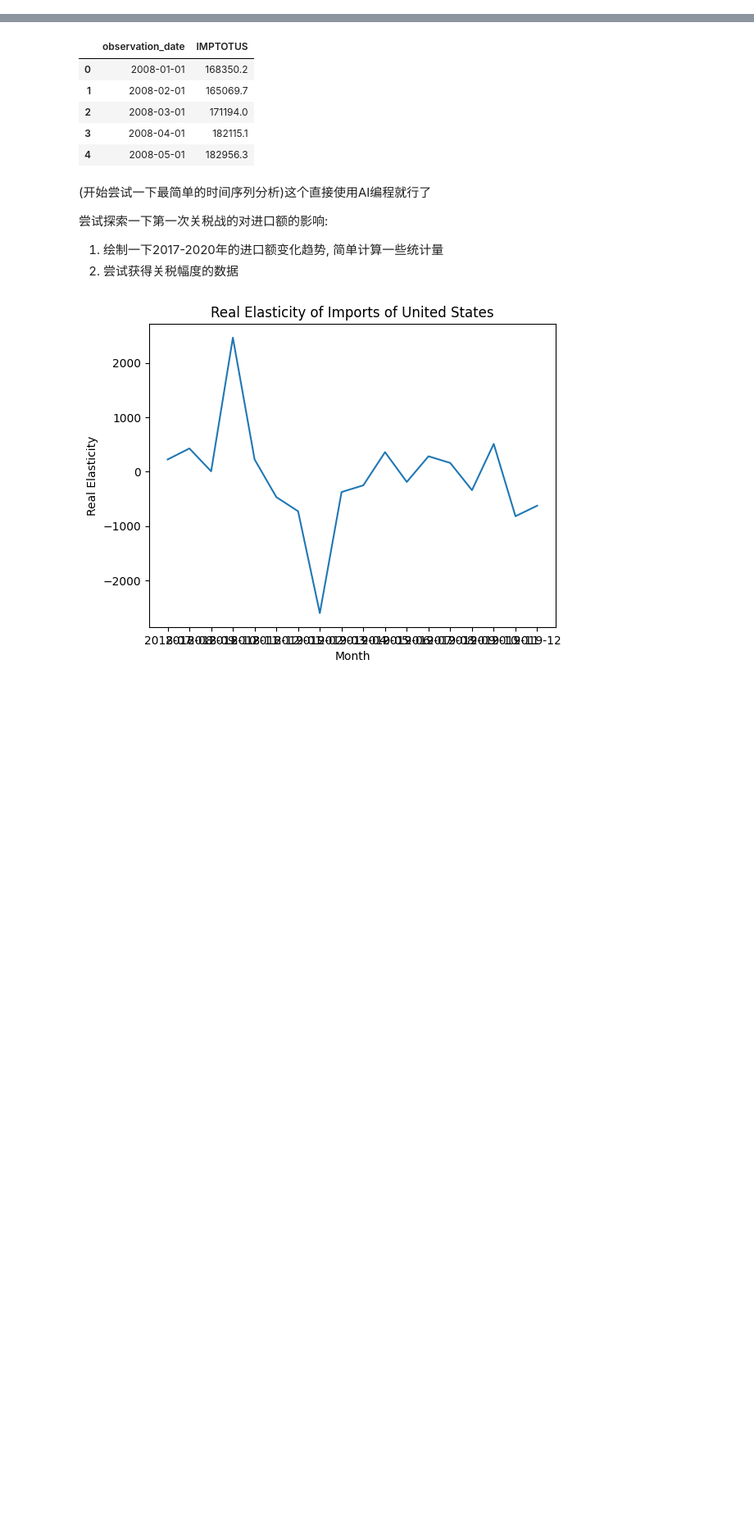
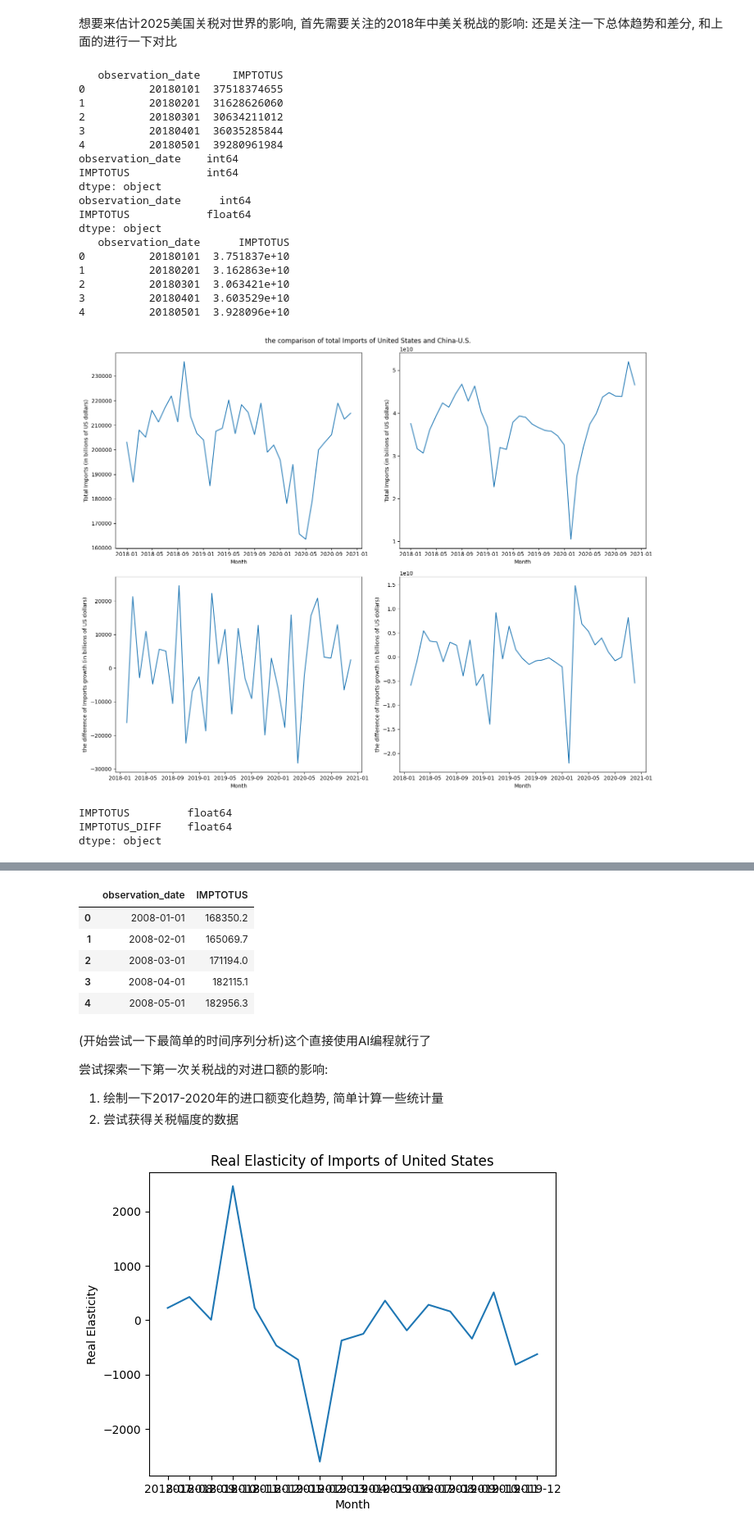
Before and after one commit to d-joshua-c/Math_Modeling_APMCM, a Jupyter notebook: code/notebook/Q4.ipynb, the cells around one changed output, grey strips where cells are left out. Shown: that part at 82% size. Drawn from its saved outputs; the diff is of its cells as text; code cells hidden in the pictures; blank space fills up the shorter version.

```diff
--- a/code/notebook/Q4.ipynb
+++ b/code/notebook/Q4.ipynb
@@ -71,0 +61,79 @@ https://www.usitc.gov/documents/dataweb/ave_table_1891_2021.pdf
+# %% [markdown]
+想要来估计2025美国关税对世界的影响, 首先需要关注的2018年中美关税战的影响: 还是关注一下总体趋势和差分, 和上面的进行一下对比
+# %%
+# introduce the china-US import data of 2018 trade war
+
+df_trade_war_2018=[
+    pd.read_csv(r'..\..\data\raw\Q4\18年.csv'),
+    pd.read_csv(r'..\..\data\raw\Q4\19年.csv'),
+    pd.read_csv(r'..\..\data\raw\Q4\20年.csv')
+    ]
+
+# merge the data
+df_trade_war_2018_2020=pd.DataFrame()
+for df in df_trade_war_2018:
+    df_trade_war_2018_2020=pd.concat([df_trade_war_2018_2020,df],axis=0)
+
+# show the merged data
+print(df_trade_war_2018_2020.head())
+
+# grasp the useful information and adjust the index
+print(df_trade_war_2018_2020.dtypes)
+df_trade_war_2018_2020['IMPTOTUS']=df_trade_war_2018_2020['IMPTOTUS'].astype(float)
+print(df_trade_war_2018_2020.dtypes)
+print(df_trade_war_2018_2020.head())
+df_trade_war_2018_2020['observation_date']=pd.to_datetime(df_trade_war_2018_2020['observation_date'], format='%Y%m%d')
+df_trade_war_2018_2020.set_index('observation_date', inplace=True)
+df_trade_war_2018_2020.head()
+
+# Overall trend and difference
+fig, axes = plt.subplots(2,2, figsize=(15, 12))
+fig.suptitle('the comparison of total Imports of United States and China-U.S.')
+
+axes[0, 1].plot(df_trade_war_2018_2020.index,df_trade_war_2018_2020['IMPTOTUS'])
+axes[0, 1].set_xlabel('Month')
+axes[0, 1].set_ylabel('Total Imports (in billions of US dollars)')
+
+df_trade_war_2018_2020['IMPTOTUS_DIFF']=df_trade_war_2018_2020['IMPTOTUS'].astype(float).diff()
+
+axes[1, 1].plot(df_trade_war_2018_2020.index,df_trade_war_2018_2020['IMPTOTUS_DIFF'])
+axes[1, 1].set_xlabel('Month')
+axes[1, 1].set_ylabel('the difference of Imports growth (in billions of US dollars)')
+
+df_imports_2018_2020=df_imports.loc["2018-01-01":"2020-12-01"].copy()
+axes[0, 0].plot(df_imports_2018_2020.index,df_imports_2018_2020['IMPTOTUS'])
+axes[0, 0].set_xlabel('Month')
+axes[0, 0].set_ylabel('Total Imports (in billions of US dollars)')
+
+df_imports_2018_2020['IMPTOTUS_DIFF']=df_imports_2018_2020['IMPTOTUS'].astype(float).diff()
+axes[1, 0].plot(df_imports_2018_2020.index,df_imports_2018_2020['IMPTOTUS_DIFF'])
+axes[1, 0].set_xlabel('Month')
+axes[1, 0].set_ylabel('the difference of Imports growth (in billions of US dollars)')
+
+plt.tight_layout()
+plt.show()
+
+print(df_trade_war_2018_2020.dtypes)
+# %% [output]
+   observation_date     IMPTOTUS
+0          20180101  37518374655
+1          20180201  31628626060
+2          20180301  30634211012
+3          20180401  36035285844
+4          20180501  39280961984
+observation_date    int64
+IMPTOTUS            int64
+dtype: object
+observation_date      int64
+IMPTOTUS            float64
+dtype: object
+   observation_date      IMPTOTUS
+0          20180101  3.751837e+10
+1          20180201  3.162863e+10
+2          20180301  3.063421e+10
+3          20180401  3.603529e+10
+4          20180501  3.928096e+10
+[figure, added]
+IMPTOTUS         float64
+IMPTOTUS_DIFF    float64
+dtype: object
```
Also changed, not shown: parts of 14 cells of this notebook, 4 other files.
